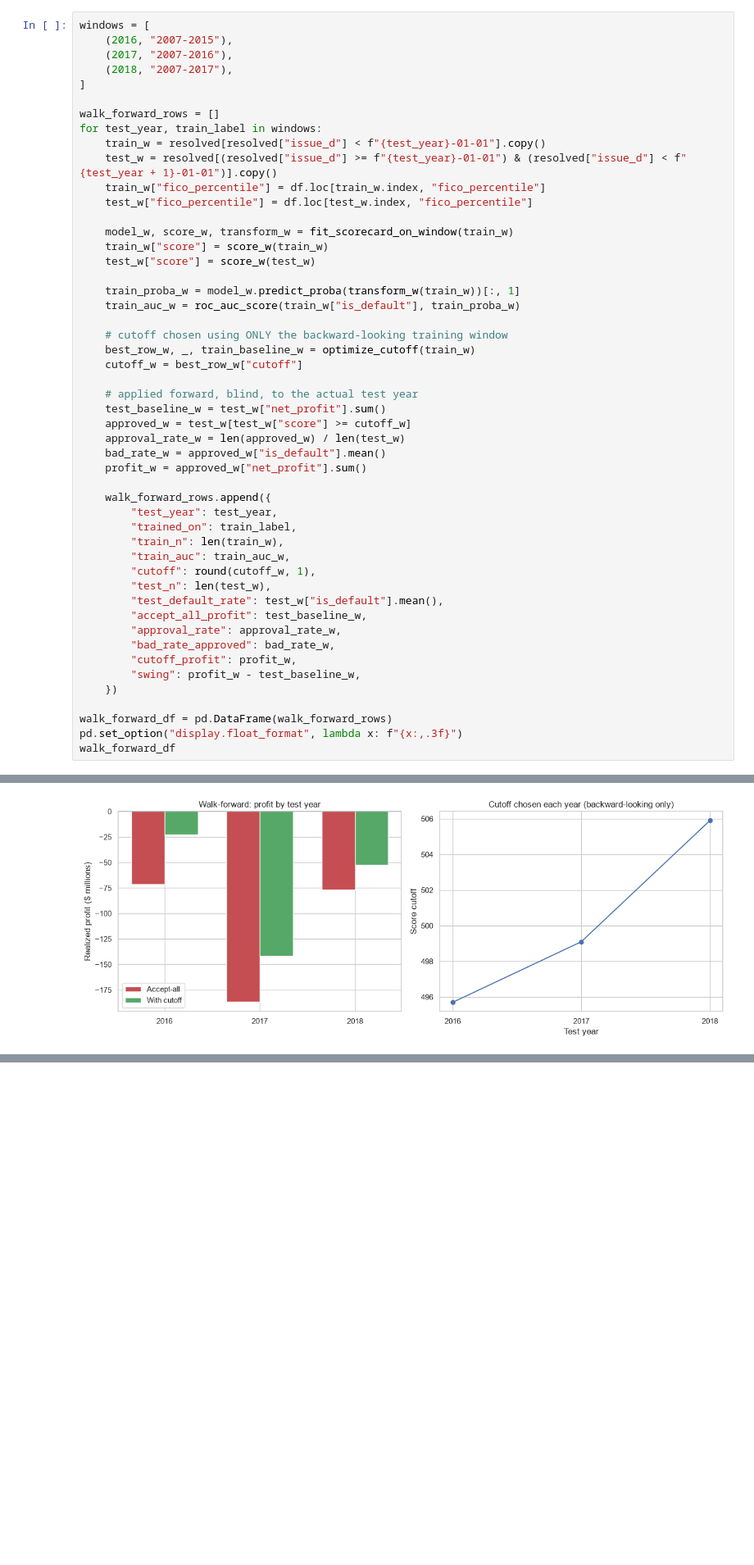
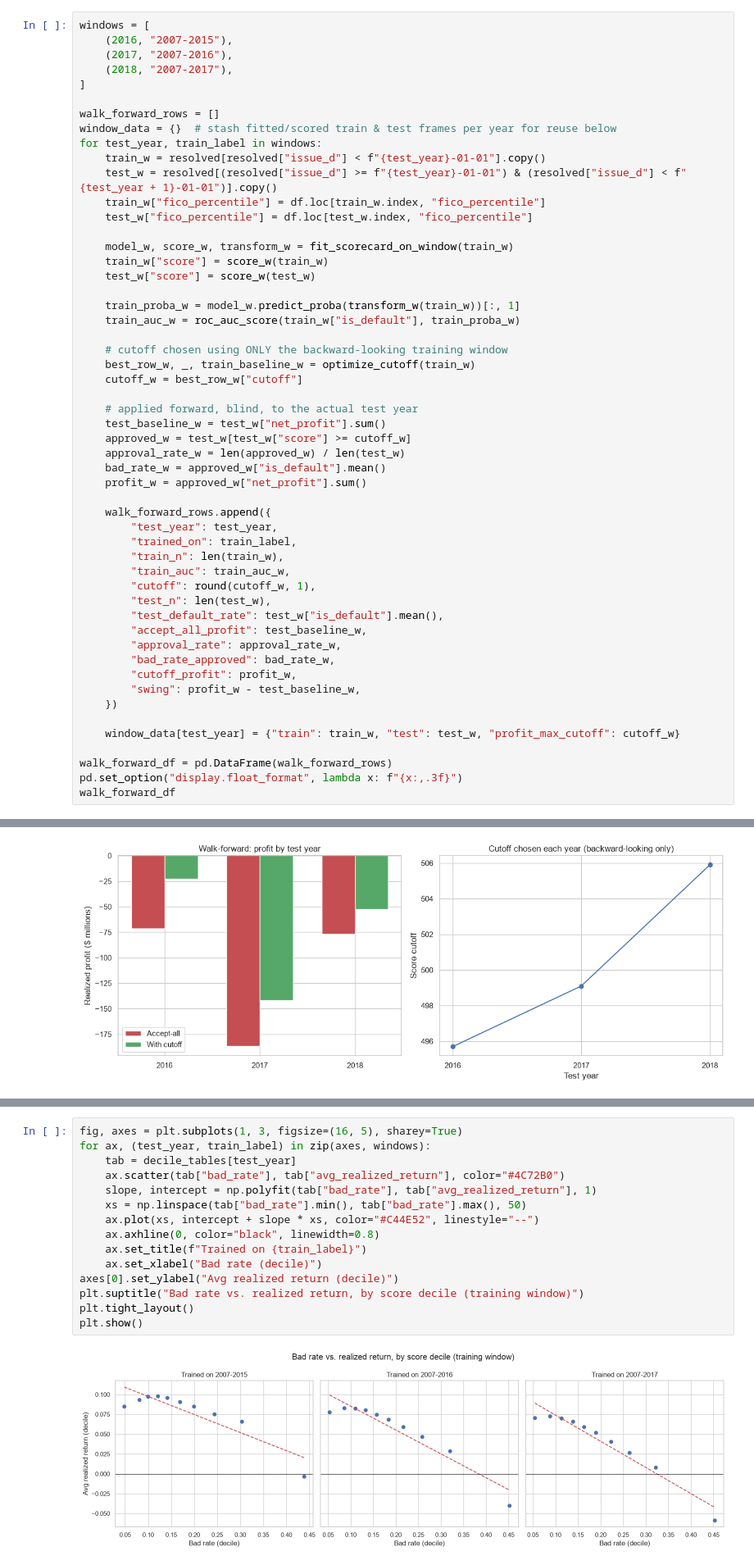
Before and after one commit to andreastio/credit-risk-strategy-lendingclub, a Jupyter notebook: notebooks/scorecard.ipynb, the cells around one changed output, grey strips where cells are left out. Shown at 82% size. Drawn from its saved outputs; the diff is of its cells as text; blank space fills up the shorter version.

Commit message:
Add bad-rate-target cutoff analysis; profit-maximization wins on real numbers

```diff
--- a/notebooks/scorecard.ipynb
+++ b/notebooks/scorecard.ipynb
@@ -952,6 +952,7 @@ windows = [
 ]
 
 walk_forward_rows = []
+window_data = {}  # stash fitted/scored train & test frames per year for reuse below
 for test_year, train_label in windows:
     train_w = resolved[resolved["issue_d"] < f"{test_year}-01-01"].copy()
     test_w = resolved[(resolved["issue_d"] >= f"{test_year}-01-01") & (resolved["issue_d"] < f"{test_year + 1}-01-01")].copy()
@@ -991,6 +992,8 @@ for test_year, train_label in windows:
         "swing": profit_w - test_baseline_w,
     })
 
+    window_data[test_year] = {"train": train_w, "test": test_w, "profit_max_cutoff": cutoff_w}
+
 walk_forward_df = pd.DataFrame(walk_forward_rows)
 pd.set_option("display.float_format", lambda x: f"{x:,.3f}")
 walk_forward_df
@@ -1069,0 +1210,17 @@ bad-rate trends) rather than relying on trailing data alone.
+# %%
+fig, axes = plt.subplots(1, 3, figsize=(16, 5), sharey=True)
+for ax, (test_year, train_label) in zip(axes, windows):
+    tab = decile_tables[test_year]
+    ax.scatter(tab["bad_rate"], tab["avg_realized_return"], color="#4C72B0")
+    slope, intercept = np.polyfit(tab["bad_rate"], tab["avg_realized_return"], 1)
+    xs = np.linspace(tab["bad_rate"].min(), tab["bad_rate"].max(), 50)
+    ax.plot(xs, intercept + slope * xs, color="#C44E52", linestyle="--")
+    ax.axhline(0, color="black", linewidth=0.8)
+    ax.set_title(f"Trained on {train_label}")
+    ax.set_xlabel("Bad rate (decile)")
+axes[0].set_ylabel("Avg realized return (decile)")
+plt.suptitle("Bad rate vs. realized return, by score decile (training window)")
+plt.tight_layout()
+plt.show()
+# %% [output]
+[figure, added]
```
Also changed, not shown: parts of 4 cells of this notebook.
